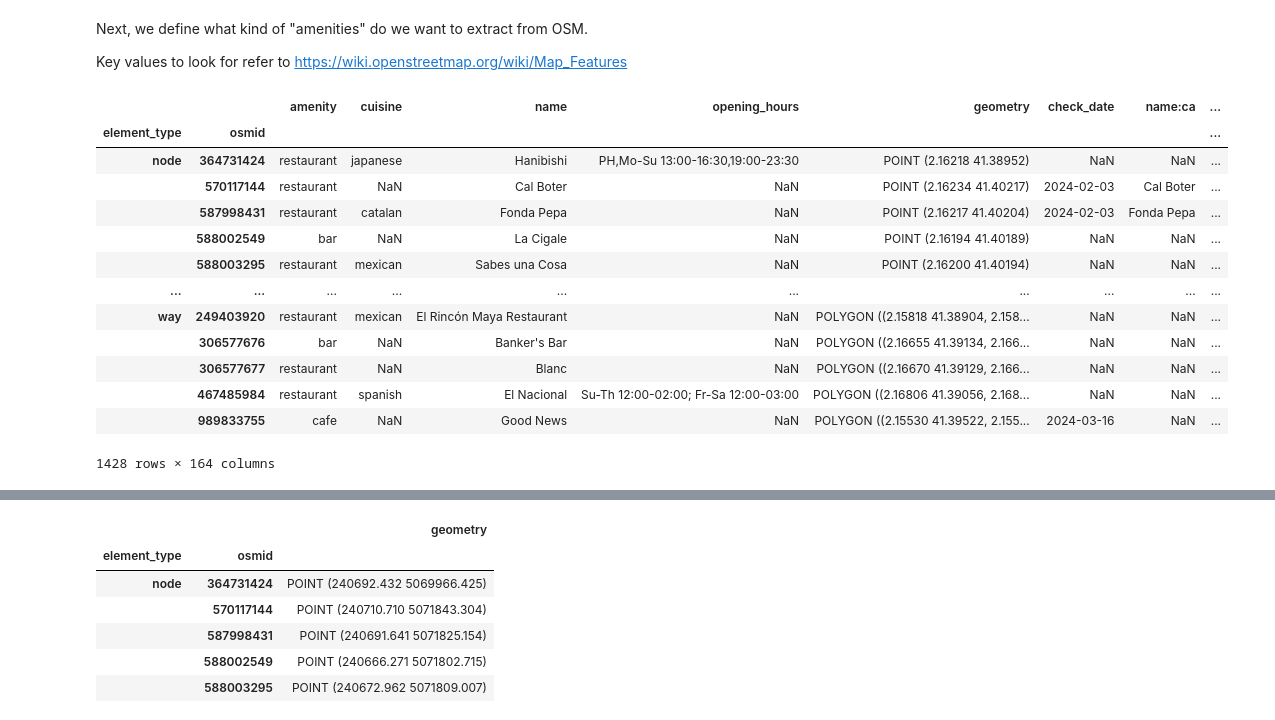
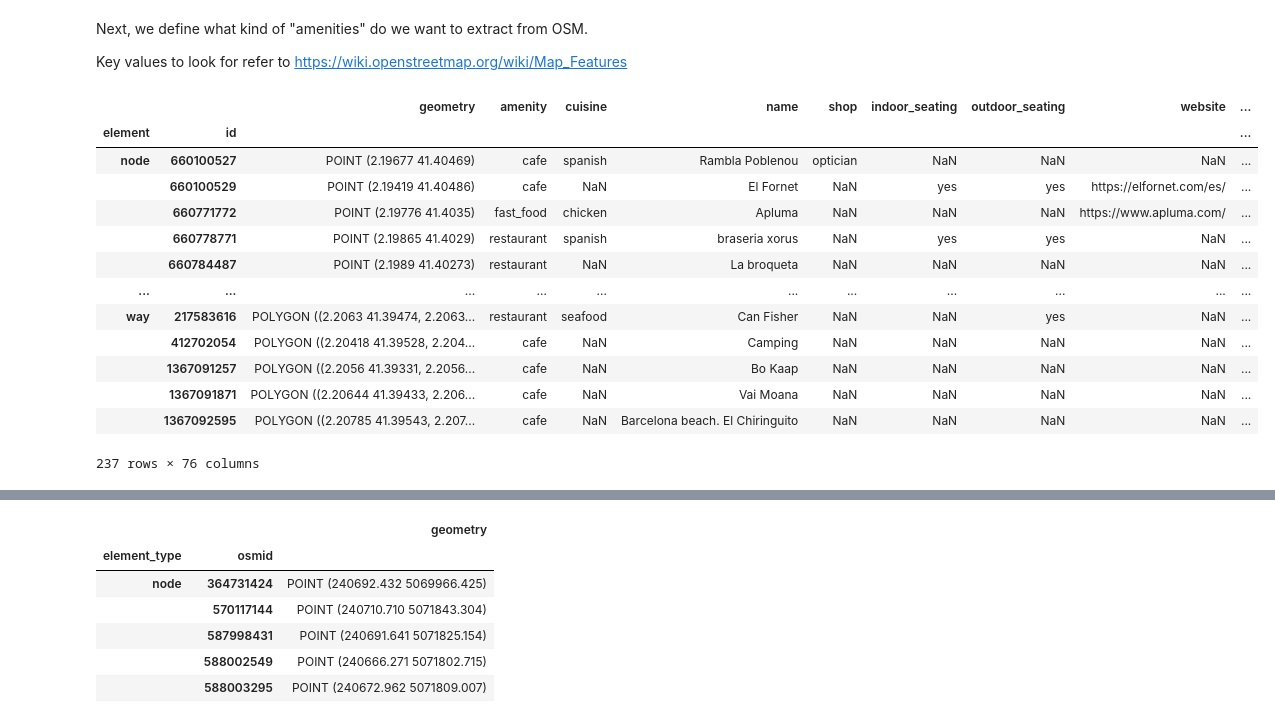
Before and after one commit to sahilyousafp/AEC_HACKATHON_BIG, a Jupyter notebook: OSM_data.ipynb, the cells around one changed output, grey strips where cells are left out. Saved outputs shown, nothing was run; the diff lists cells and outputs as text; code cells hidden in the pictures.

```diff
--- a/OSM_data.ipynb
+++ b/OSM_data.ipynb
@@ -44,3 +209,6 @@ G = ox.graph_from_point(location, dist=1000, dist_type="bbox", network_type="dri
+# %%
+place_name = "Poblenou, Barcelona, Spain"
+G = ox.graph_from_place(place_name, network_type="drive")
 # %% [markdown]
 Next, we define what kind of "amenities" do we want to extract from OSM.
 
@@ -48,27 +216,27 @@ Key values to look for refer to https://wiki.openstreetmap.org/wiki/Map_Features
 # %%
 # set value to True for all values pairable to the key
 key = "amenity"
 value = ["bar","restaurant","pub","cafe","fast_food"]
 
 # Download the Points of interest
 tags = {key: value}
-gdf = ox.features.features_from_point(location, dist=1000, tags=tags)
+gdf = ox.features_from_place(place_name, tags=tags)
 gdf
 # %% [output]
-|  |  | amenity | cuisine | name | opening_hours | geometry | check_date | name:ca | ... |
-| element_type | osmid |  |  |  |  |  |  |  | ... |
-| node | 364731424 | restaurant | japanese | Hanibishi | PH,Mo-Su 13:00-16:30,19:00-23:30 | POINT (2.16218 41.38952) | NaN | NaN | ... |
-|  | 570117144 | restaurant | NaN | Cal Boter | NaN | POINT (2.16234 41.40217) | 2024-02-03 | Cal Boter | ... |
-|  | 587998431 | restaurant | catalan | Fonda Pepa | NaN | POINT (2.16217 41.40204) | 2024-02-03 | Fonda Pepa | ... |
-|  | 588002549 | bar | NaN | La Cigale | NaN | POINT (2.16194 41.40189) | NaN | NaN | ... |
-|  | 588003295 | restaurant | mexican | Sabes una Cosa | NaN | POINT (2.16200 41.40194) | NaN | NaN | ... |
-| ... | ... | ... | ... | ... | ... | ... | ... | ... | ... |
-| way | 249403920 | restaurant | mexican | El Rincón Maya Restaurant | NaN | POLYGON ((2.15818 41.38904, 2.158... | NaN | NaN | ... |
-|  | 306577676 | bar | NaN | Banker's Bar | NaN | POLYGON ((2.16655 41.39134, 2.166... | NaN | NaN | ... |
-|  | 306577677 | restaurant | NaN | Blanc | NaN | POLYGON ((2.16670 41.39129, 2.166... | NaN | NaN | ... |
-|  | 467485984 | restaurant | spanish | El Nacional | Su-Th 12:00-02:00; Fr-Sa 12:00-03:00 | POLYGON ((2.16806 41.39056, 2.168... | NaN | NaN | ... |
-|  | 989833755 | cafe | NaN | Good News | NaN | POLYGON ((2.15530 41.39522, 2.155... | 2024-03-16 | NaN | ... |
+|  |  | geometry | amenity | cuisine | name | shop | indoor_seating | outdoor_seating | website | ... |
+| element | id |  |  |  |  |  |  |  |  | ... |
+| node | 660100527 | POINT (2.19677 41.40469) | cafe | spanish | Rambla Poblenou | optician | NaN | NaN | NaN | ... |
+|  | 660100529 | POINT (2.19419 41.40486) | cafe | NaN | El Fornet | NaN | yes | yes | https://elfornet.com/es/ | ... |
+|  | 660771772 | POINT (2.19776 41.4035) | fast_food | chicken | Apluma | NaN | NaN | NaN | https://www.apluma.com/ | ... |
+|  | 660778771 | POINT (2.19865 41.4029) | restaurant | spanish | braseria xorus | NaN | yes | yes | NaN | ... |
+|  | 660784487 | POINT (2.1989 41.40273) | restaurant | NaN | La broqueta | NaN | NaN | NaN | NaN | ... |
+| ... | ... | ... | ... | ... | ... | ... | ... | ... | ... | ... |
+| way | 217583616 | POLYGON ((2.2063 41.39474, 2.2063... | restaurant | seafood | Can Fisher | NaN | NaN | yes | NaN | ... |
+|  | 412702054 | POLYGON ((2.20418 41.39528, 2.204... | cafe | NaN | Camping | NaN | NaN | NaN | NaN | ... |
+|  | 1367091257 | POLYGON ((2.2056 41.39331, 2.2056... | cafe | NaN | Bo Kaap | NaN | NaN | NaN | NaN | ... |
+|  | 1367091871 | POLYGON ((2.20644 41.39433, 2.206... | cafe | NaN | Vai Moana | NaN | NaN | NaN | NaN | ... |
+|  | 1367092595 | POLYGON ((2.20785 41.39543, 2.207... | cafe | NaN | Barcelona beach. El Chiringuito | NaN | NaN | NaN | NaN | ... |
-1428 rows × 164 columns
+237 rows × 76 columns
 # %%
 ox.plot_graph(G, node_size=1)
 gdf.shape
```
Also changed, not shown: parts of 17 cells of this notebook.
